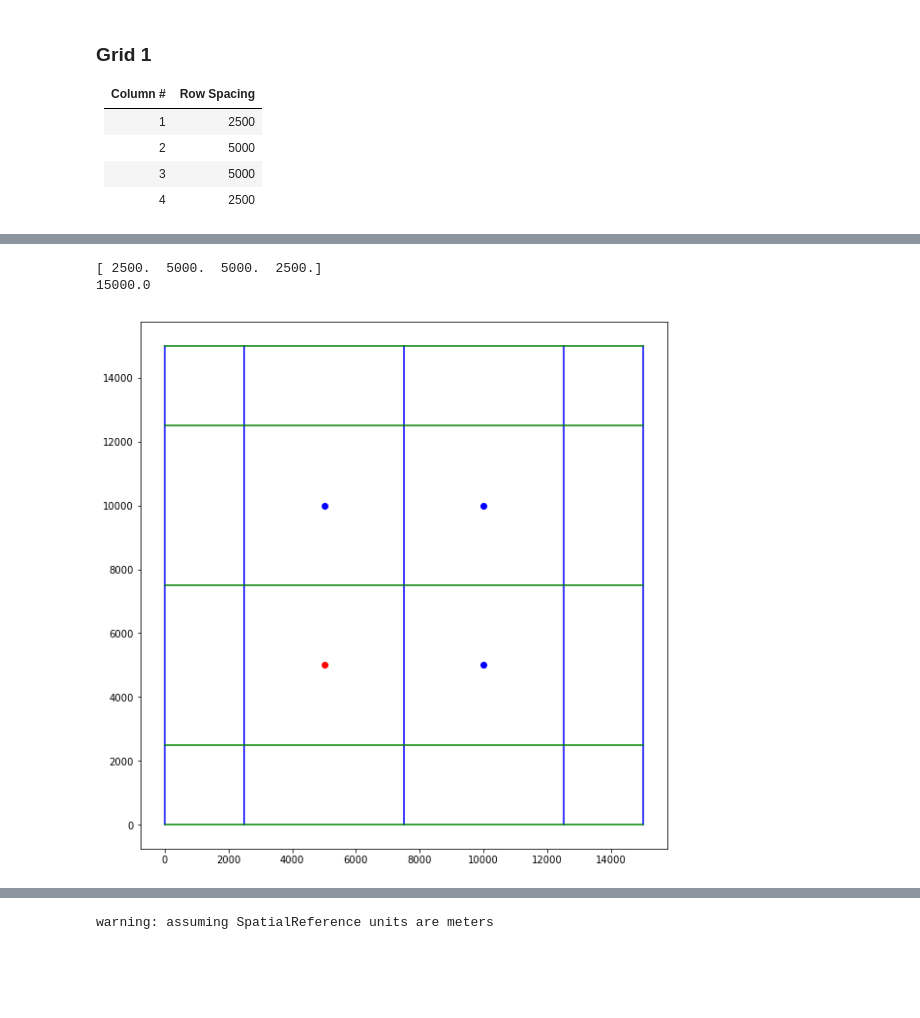
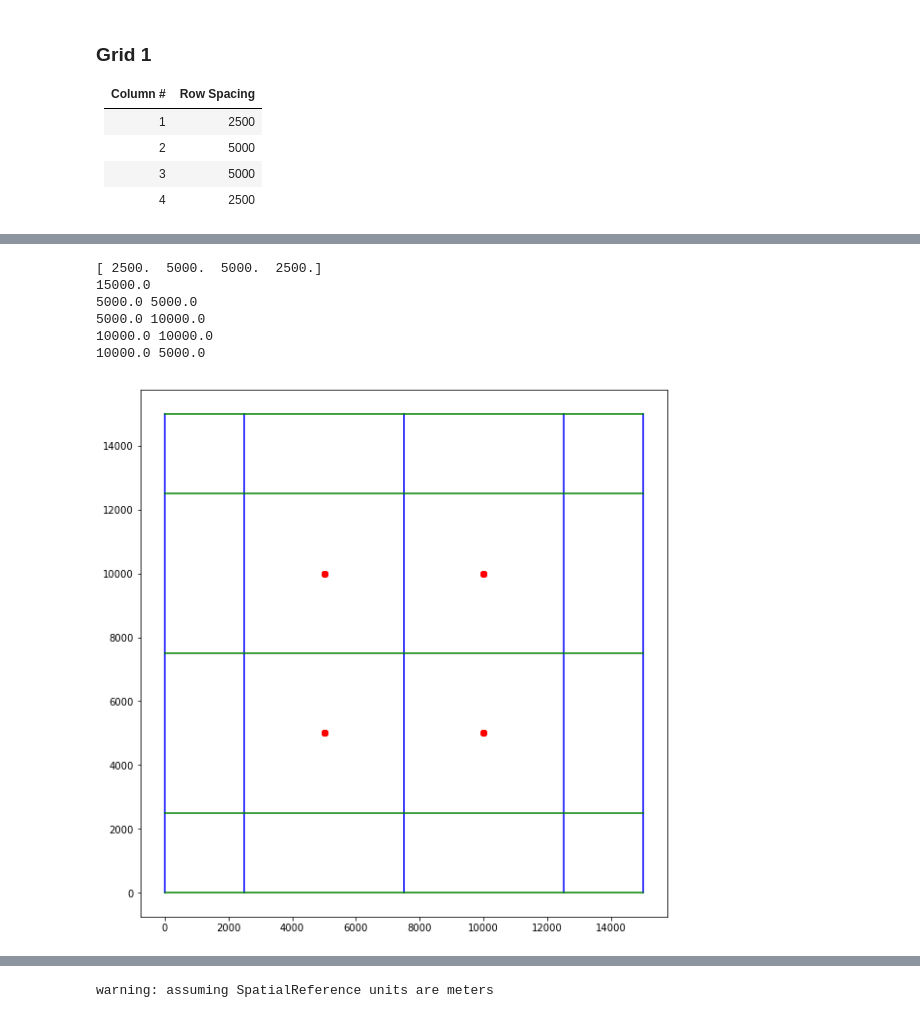
Before and after one commit to jordw22/modflow_epa, a Jupyter notebook: Notebooks/Problem 8 (Part b) - Grid and Time Stepping Considerations.ipynb, the cells around one changed output, grey strips where cells are left out. Saved outputs shown, nothing was run; the diff lists cells and outputs as text; code cells hidden in the pictures; blank space fills up the shorter version.

Commit message:
creating for loops for wells

```diff
--- a/Notebooks/Problem 8 (Part b) - Grid and Time Stepping Considerations.ipynb
+++ b/Notebooks/Problem 8 (Part b) - Grid and Time Stepping Considerations.ipynb
@@ -132,58 +131,56 @@ delr_array = np.array(delr) #changes delr values from float to array
 print (delr_array) #prints those values
 print (delr_array.sum()) #prints the sum of those values
 ymax = delr_array.sum() #assigns the sum of the list to ymax
 ymin = 0 #sets ymin equal to zero
 xmax = ymax #makes xmax equal to ymax which is equal to the sum of the list
 xmin = 0 #sets xmin equal to zero
 x = 0 #sets x equal to zero
 y = 0 #sets y equal to zero
 
 #before moving on to this code, it helps to draw out an image of a graph with each corner labled with the coordinates of that point
 #top left - (xmin, ymax)
 #bottom left - (xmin, ymin)
 #top right - (xmax, ymax)
 #bottom right - (xmax, ymin)
 plt.plot([xmin, xmin], [ymin, ymax], 'b-') #plots the first column line (on the left). Must be outside of the loop.
 #'b-' creates a blue line out of dashes
 for dx in delr: #dx will go through the values in delr one by one in the loop
     x = x + dx #add the dx value to x, which is zero, and then store that new value into x
     plt.plot([x, x], [ymin, ymax], 'b-') #plot that point and then loop back to top
 
     #repeat the process above but with the y values to make the rows
 plt.plot([xmin, xmax], [ymin, ymin], 'g-') #plots the first row line (on the bottom). Must be outside of the loop
 #'g-' creates a green line with dashes
 for dy in delr:
     y = y + dy
     plt.plot([xmin, xmax], [y, y], 'g-')
 
-#pumping well
-x1_0 = 5000
-y1_0 = 5000
-def wel_pump1(x1_0, y1_0, sym):
-    plt.plot(x1_0, y1_0, sym)
-wel_pump1(x1_0, y1_0, sym='ro')
-#well 1
-x1_1 = 5000
-y1_1 = 10000
-def wel_sp1_1(x1_1, y1_1, sym):
-    plt.plot(x1_1, y1_1, sym)
-wel_sp1_1(x1_1, y1_1, sym='bo')
-#well 2
-x1_2 = 10000
-y1_2 = 10000
-def wel_sp1_2(x1_2, y1_2, sym):
-    plt.plot(x1_2, y1_2, sym)
-wel_sp1_2(x1_2, y1_2, sym='bo')
-#well 3
-x1_3 = 10000
-y1_3 = 5000
-def wel_sp1_3(x1_3, y1_3, sym):
-    plt.plot(x1_3, y1_3, sym)
-wel_sp1_3(x1_3, y1_3, sym='bo')
+xes1 = []
+ys1 = []
+x1=0
+f1 = open('../Data/problem8_grid1_wells.csv') #opens the csv file; the two periods (.) means that you are goin backwards into the folders.
+
+for i1,line1 in enumerate(f1):
+    if i1 == 0:
+        continue
+
+    linelist1 = line1.strip().split(',')
+    x = float(linelist1[0]) #changes the values in the list to floats
+    y = float(linelist1[1])
+    print(x, y) #prints the values
+    xes1.append(x) #puts the floats into the empty list, x
+    ys1.append(y)
+
+for n1 in xes1:
+    plt.plot(xes1, ys1, 'ro')
 # %% [output]
 [ 2500.  5000.  5000.  2500.]
 15000.0
+5000.0 5000.0
+5000.0 10000.0
+10000.0 10000.0
+10000.0 5000.0
-[figure, old version]
+[figure, new version]
 # %%
 #Flopy objects
 modelname1 = 'p8_pb1' #short for problem 8 part b, grid 1
```
Also changed, not shown: parts of 38 cells of this notebook, 1 other file.
